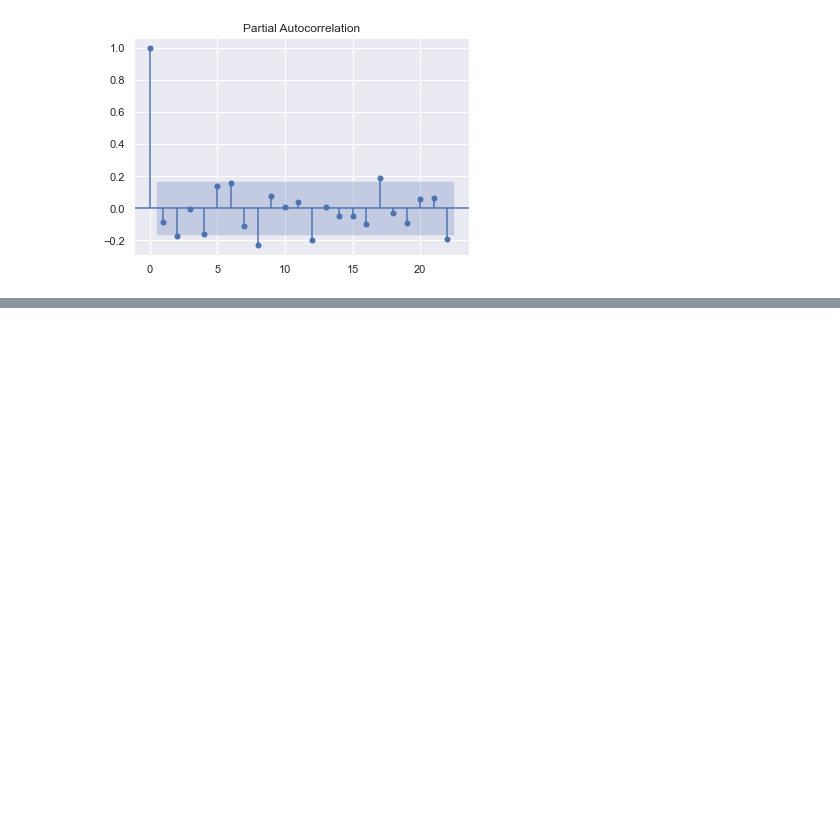
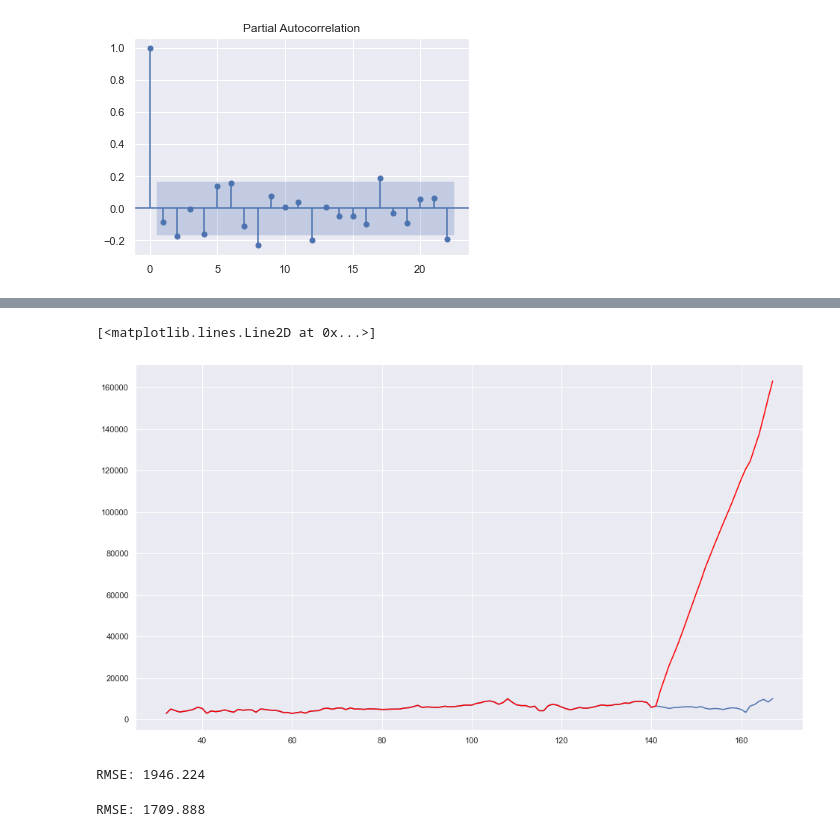
Before and after one commit to doublebigmak/housing_stats, a Jupyter notebook: forecasting/forecast_2022.ipynb, the cells around one changed output, grey strips where cells are left out. Cells and saved outputs as stored; diff of their text form; code cells hidden in the pictures; blank space fills up the shorter version.

```diff
--- a/forecasting/forecast_2022.ipynb
+++ b/forecasting/forecast_2022.ipynb
@@ -204,0 +390,39 @@ print(model_fit.summary())
+# %%
+history = df['sales_sa'][:size].values
+for i in predictions:
+    history=np.append(history,int(history[-1]+i))
+
+plt.figure(figsize=(16,9))
+plt.plot(df['sales_sa'].values,label='test')
+plt.plot(history,label='predict',color='red')
+# %% [output]
+[<matplotlib.lines.Line2D at 0x...>]
+[figure, added]
+# %%
+val = df['sales_sa'].values
+size = int(len(val)*0.90)
+train, test = val[0:size], val[size:len(val)]
+history=[x for x in train]
+predictions = list()
+model = ARIMA(history,order=(3,0,3))
+model_fit=model.fit()
+output=model_fit.get_forecast(len(test))
+out_fcast=output.summary_frame(alpha=0.3)
+rmse=math.sqrt(mean_squared_error(test,out_fcast['mean']))
+print('RMSE: %.3f' % rmse)
+# %% [output]
+RMSE: 1946.224
+# %%
+val = df['sales_sa'].values
+size = int(len(val)*0.90)
+train, test = val[0:size], val[size:len(val)]
+history=[x for x in train]
+predictions = list()
+model = ARIMA(history,order=(6,2,1))
+model_fit=model.fit()
+output=model_fit.get_forecast(len(test))
+out_fcast=output.summary_frame(alpha=0.3)
+rmse=math.sqrt(mean_squared_error(test,out_fcast['mean']))
+print('RMSE: %.3f' % rmse)
+# %% [output]
+RMSE: 1709.888
```
Also changed, not shown: parts of 35 cells of this notebook.
